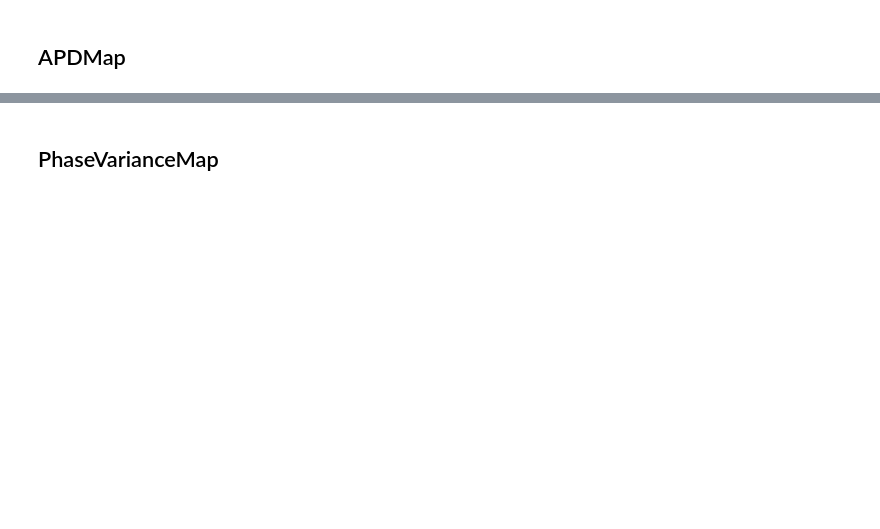
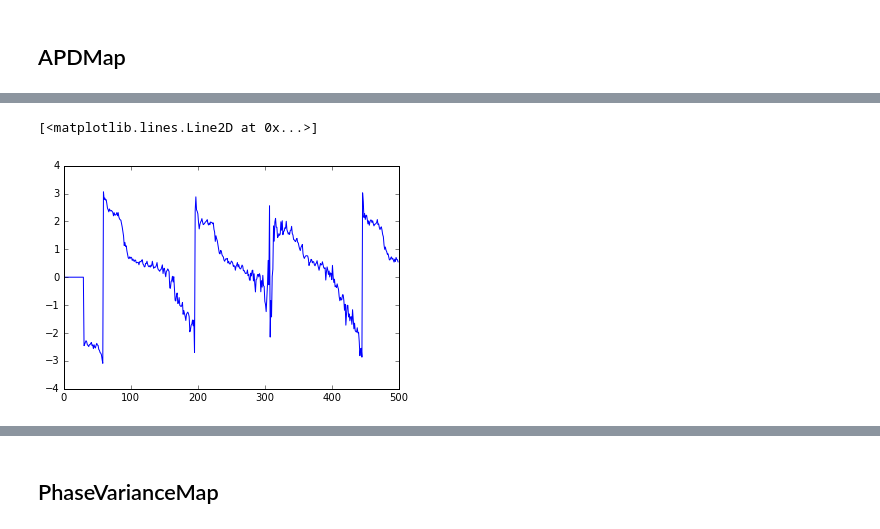
Before and after one commit to chenaoki/nb_opmap, a Jupyter notebook: main.ipynb, the cells around one changed output, grey strips where cells are left out. Cells and saved outputs as stored; diff of their text form; code cells hidden in the pictures; blank space fills up the shorter version.

```diff
--- a/main.ipynb
+++ b/main.ipynb
@@ -89,0 +121,5 @@ pmap.saveMovie('./pmap.avi')
+# %%
+plt.plot(pmap_ftdt.data[:,64,64])
+# %% [output]
+[<matplotlib.lines.Line2D at 0x...>]
+[figure, added]
```
Also changed, not shown: parts of 19 cells of this notebook.
